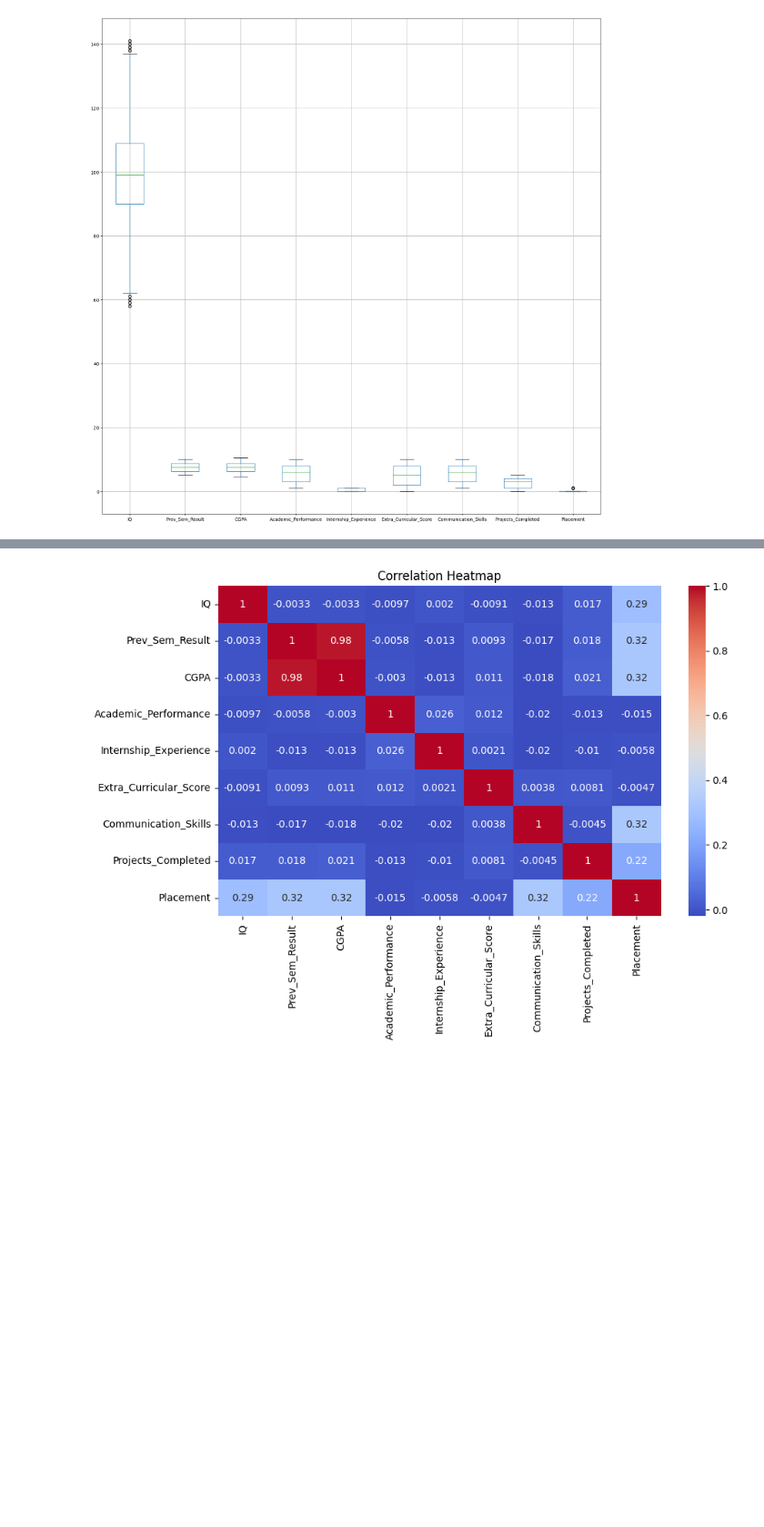
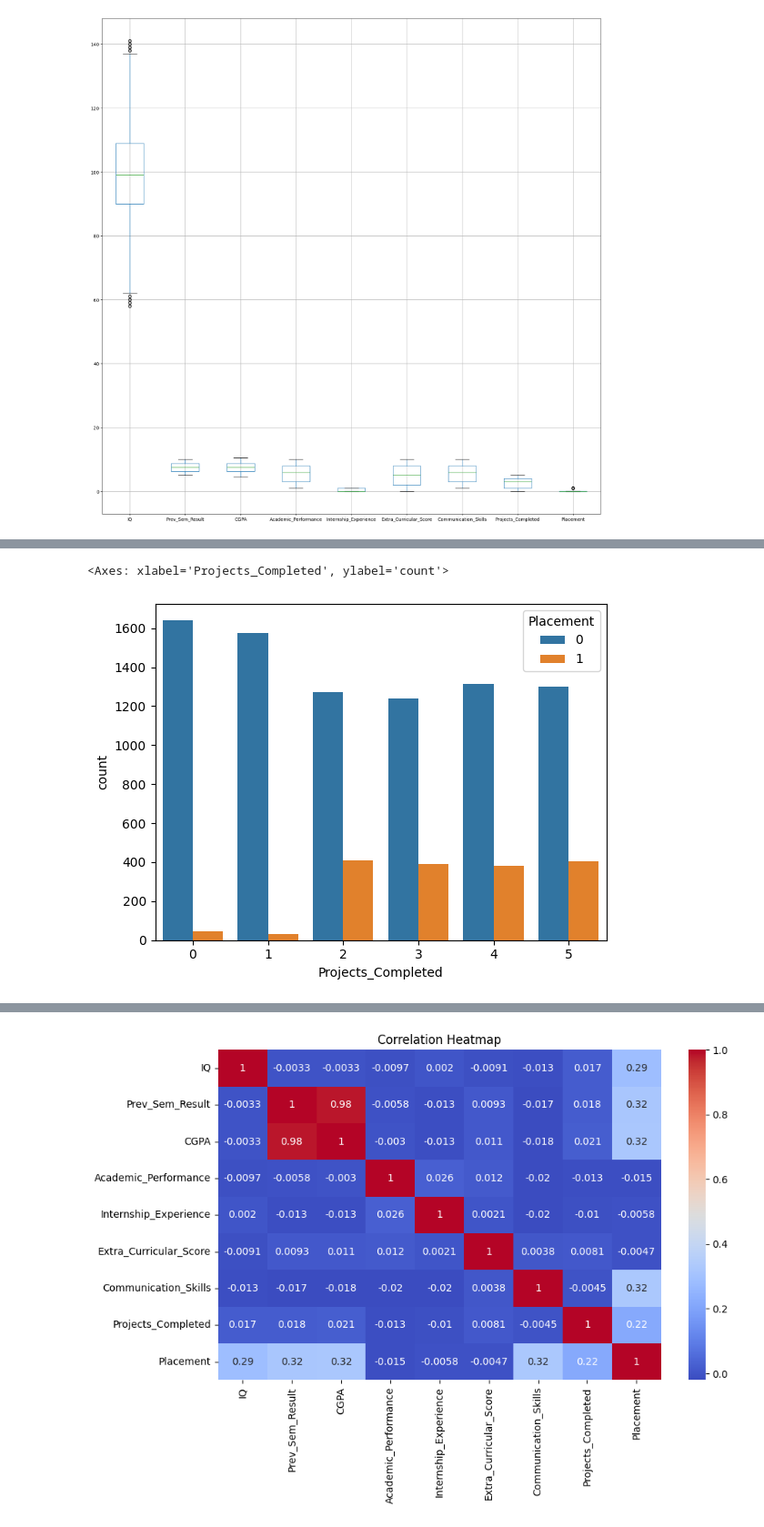
Before and after one commit to sachitagawal2245/placement_predictor, a Jupyter notebook: college.ipynb, the cells around one changed output, grey strips where cells are left out. Shown at 91% size. Cells and saved outputs as stored; diff of their text form; code cells hidden in the pictures; blank space fills up the shorter version.

```diff
--- a/college.ipynb
+++ b/college.ipynb
@@ -127,0 +156,5 @@ plt.show()
+# %%
+sns.countplot(x='Projects_Completed', hue='Placement', data=df)
+# %% [output]
+<Axes: xlabel='Projects_Completed', ylabel='count'>
+[figure, added]
```
Also changed, not shown: parts of 32 cells of this notebook, 1 other file.
